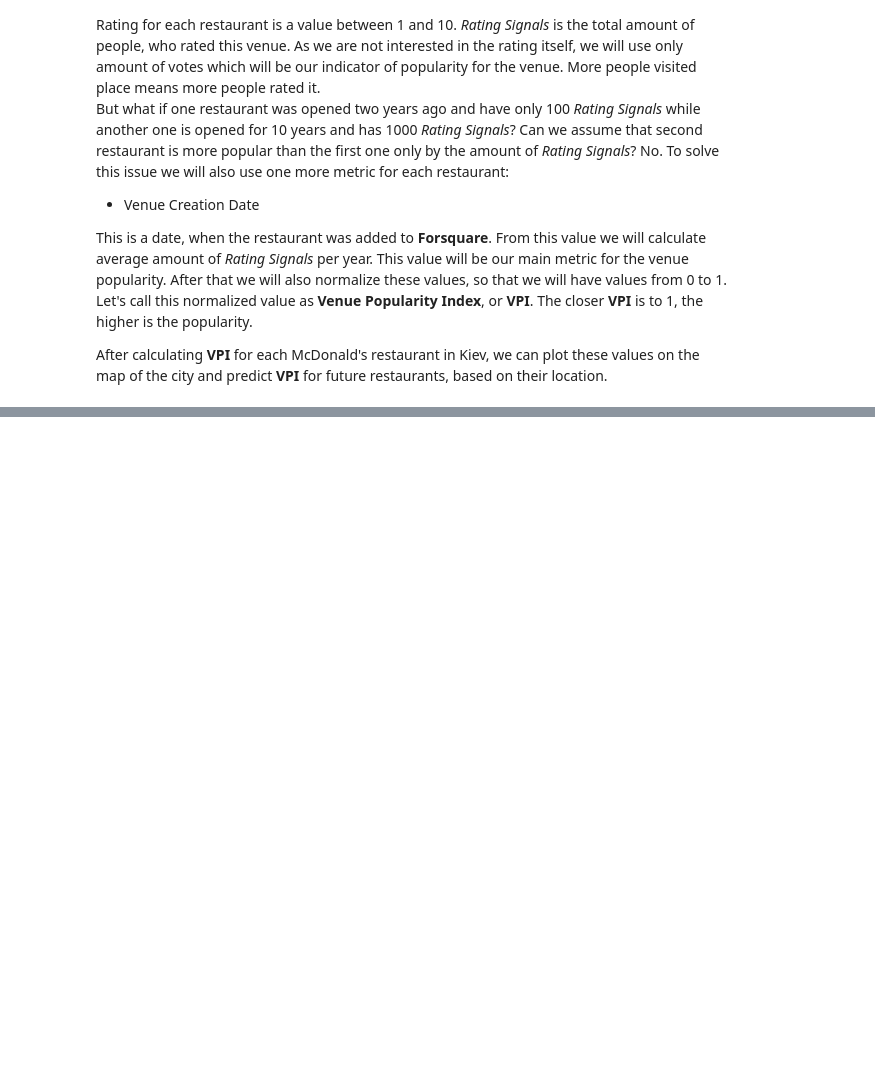
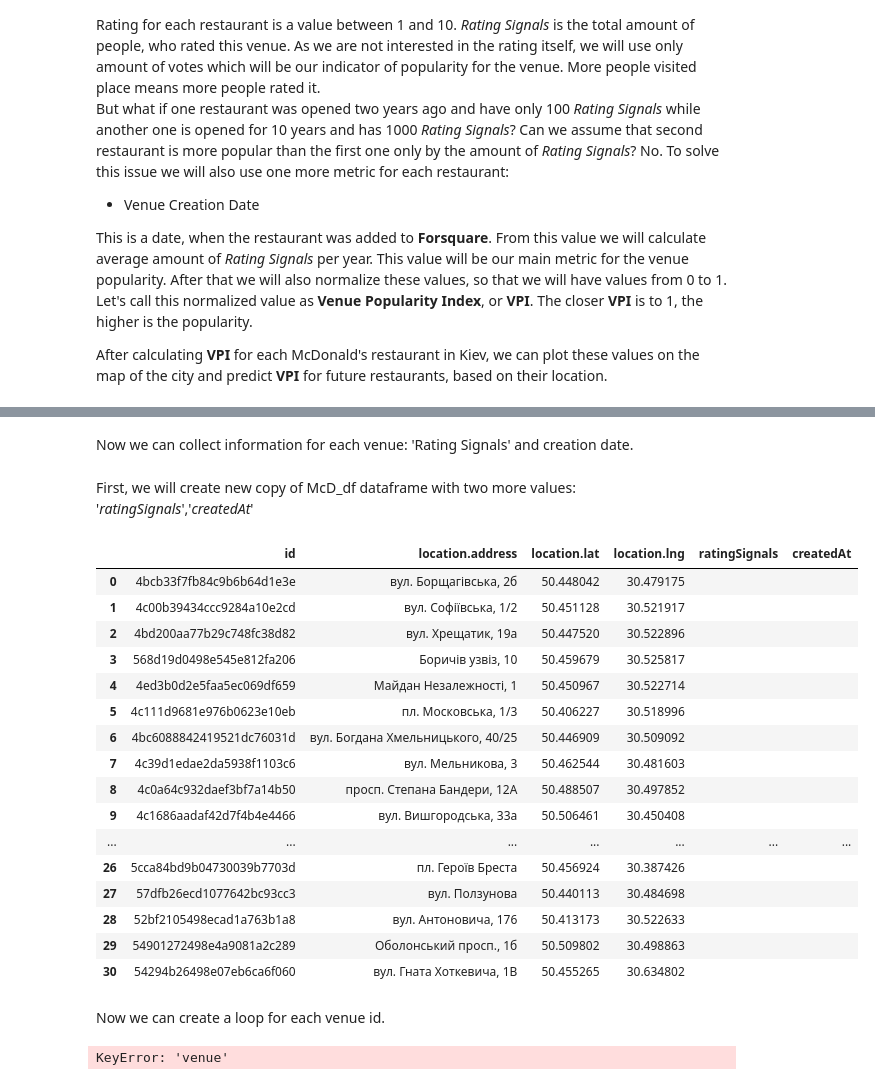
Before and after one commit to kospek/Coursera_Capstone, a Jupyter notebook: Capstone_Notebook.ipynb, the cells around one changed output, grey strips where cells are left out. Cells and saved outputs as stored; diff of their text form; code cells hidden in the pictures; blank space fills up the shorter version.

```diff
--- a/Capstone_Notebook.ipynb
+++ b/Capstone_Notebook.ipynb
@@ -37,0 +112,3 @@ After calculating **VPI** for each McDonald's restaurant in Kiev, we can plot th
+# %%
+McD_df.drop(McD_df.index[[24,28,33,34,35,36,37,38,39]], axis=0, inplace=True)
+McD_df = McD_df.reset_index(drop=True)
@@ -37,0 +117,2 @@ After calculating **VPI** for each McDonald's restaurant in Kiev, we can plot th
+# %%
+McD_df = McD_df[['id', 'location.address', 'location.lat', 'location.lng']]
@@ -37,0 +161,41 @@ After calculating **VPI** for each McDonald's restaurant in Kiev, we can plot th
+# %% [markdown]
+Now we can collect information for each venue: 'Rating Signals' and creation date.
+# %% [markdown]
+First, we will create new copy of McD_df dataframe with two more values: '*ratingSignals*','*createdAt*'
+# %%
+#add to McD_df two more colums for ratingSignals and createdAt
+McD_full_df = McD_df
+McD_full_df['ratingSignals'] = ''
+McD_full_df['createdAt'] = ''
+# %%
+McD_full_df
+# %% [output]
+|  | id | location.address | location.lat | location.lng | ratingSignals | createdAt |
+| 0 | 4bcb33f7fb84c9b6b64d1e3e | вул. Борщагівська, 2б | 50.448042 | 30.479175 |  |  |
+| 1 | 4c00b39434ccc9284a10e2cd | вул. Софіївська, 1/2 | 50.451128 | 30.521917 |  |  |
+| 2 | 4bd200aa77b29c748fc38d82 | вул. Хрещатик, 19а | 50.447520 | 30.522896 |  |  |
+| 3 | 568d19d0498e545e812fa206 | Боричів узвіз, 10 | 50.459679 | 30.525817 |  |  |
+| 4 | 4ed3b0d2e5faa5ec069df659 | Майдан Незалежності, 1 | 50.450967 | 30.522714 |  |  |
+| 5 | 4c111d9681e976b0623e10eb | пл. Московська, 1/3 | 50.406227 | 30.518996 |  |  |
+| 6 | 4bc6088842419521dc76031d | вул. Богдана Хмельницького, 40/25 | 50.446909 | 30.509092 |  |  |
+| 7 | 4c39d1edae2da5938f1103c6 | вул. Мельникова, 3 | 50.462544 | 30.481603 |  |  |
+| 8 | 4c0a64c932daef3bf7a14b50 | просп. Степана Бандери, 12А | 50.488507 | 30.497852 |  |  |
+| 9 | 4c1686aadaf42d7f4b4e4466 | вул. Вишгородська, 33а | 50.506461 | 30.450408 |  |  |
+| ... | ... | ... | ... | ... | ... | ... |
+| 26 | 5cca84bd9b04730039b7703d | пл. Героїв Бреста | 50.456924 | 30.387426 |  |  |
+| 27 | 57dfb26ecd1077642bc93cc3 | вул. Ползунова | 50.440113 | 30.484698 |  |  |
+| 28 | 52bf2105498ecad1a763b1a8 | вул. Антоновича, 176 | 50.413173 | 30.522633 |  |  |
+| 29 | 54901272498e4a9081a2c289 | Оболонський просп., 1б | 50.509802 | 30.498863 |  |  |
+| 30 | 54294b26498e07eb6ca6f060 | вул. Гната Хоткевича, 1В | 50.455265 | 30.634802 |  |  |
+# %% [markdown]
+Now we can create a loop for each venue id.
+# %%
+i = 0
+for venue in McD_df['id']:
+    url3 = 'https://api.foursquare.com/v2/venues/{}?client_id={}&client_secret={}&v={}'.format(venue, CLIENT_ID, CLIENT_SECRET,VERSION)
+    venue_info = requests.get(url3).json()
+    McD_full_df.at[i, 'ratingSignals'] = venue_info['response']['venue']['ratingSignals']
+    McD_full_df.at[i, 'createdAt'] = venue_info['response']['venue']['createdAt']
+    i+=1
+# %% [output]
+KeyError: 'venue'
```
Also changed, not shown: parts of 19 cells of this notebook.
